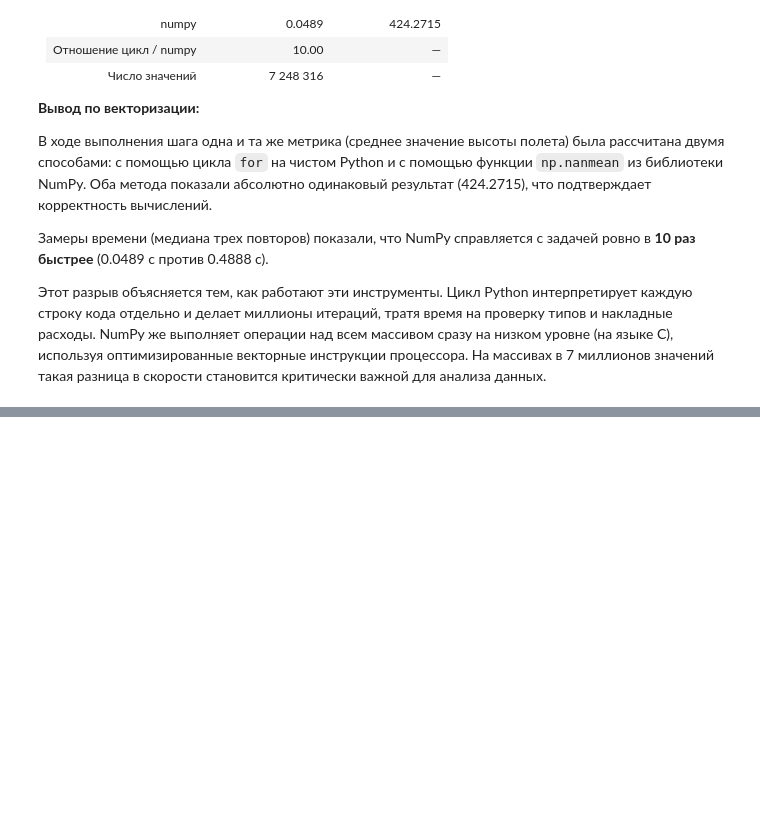
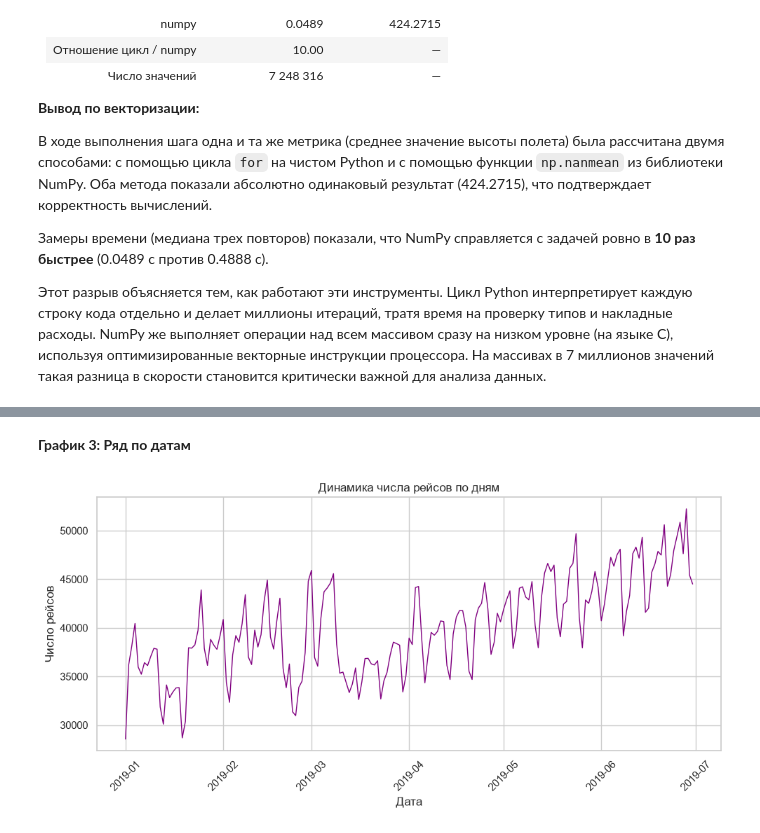
Before and after one commit to smitila9-maker/data-analysis-lab1, a Jupyter notebook: notebooks/06_eda.ipynb, the cells around one changed output, grey strips where cells are left out. Cells and saved outputs as stored; diff of their text form; code cells hidden in the pictures; blank space fills up the shorter version.

```diff
--- a/notebooks/06_eda.ipynb
+++ b/notebooks/06_eda.ipynb
@@ -340,0 +406,14 @@ print(f"Число значений: {len(values)}")
+# %% [markdown]
+**График 3: Ряд по датам**
+# %%
+fig, ax = plt.subplots()
+ax.plot(df_daily['day'], df_daily['count'], color='purple', linewidth=1)
+ax.set_title('Динамика числа рейсов по дням')
+ax.set_xlabel('Дата')
+ax.set_ylabel('Число рейсов')
+plt.xticks(rotation=45)
+plt.tight_layout()
+plt.savefig('../plots/03_timeseries.png', dpi=150)
+plt.show()
+# %% [output]
+[figure, added]
```
Also changed, not shown: parts of 19 cells of this notebook, 3 other files.
